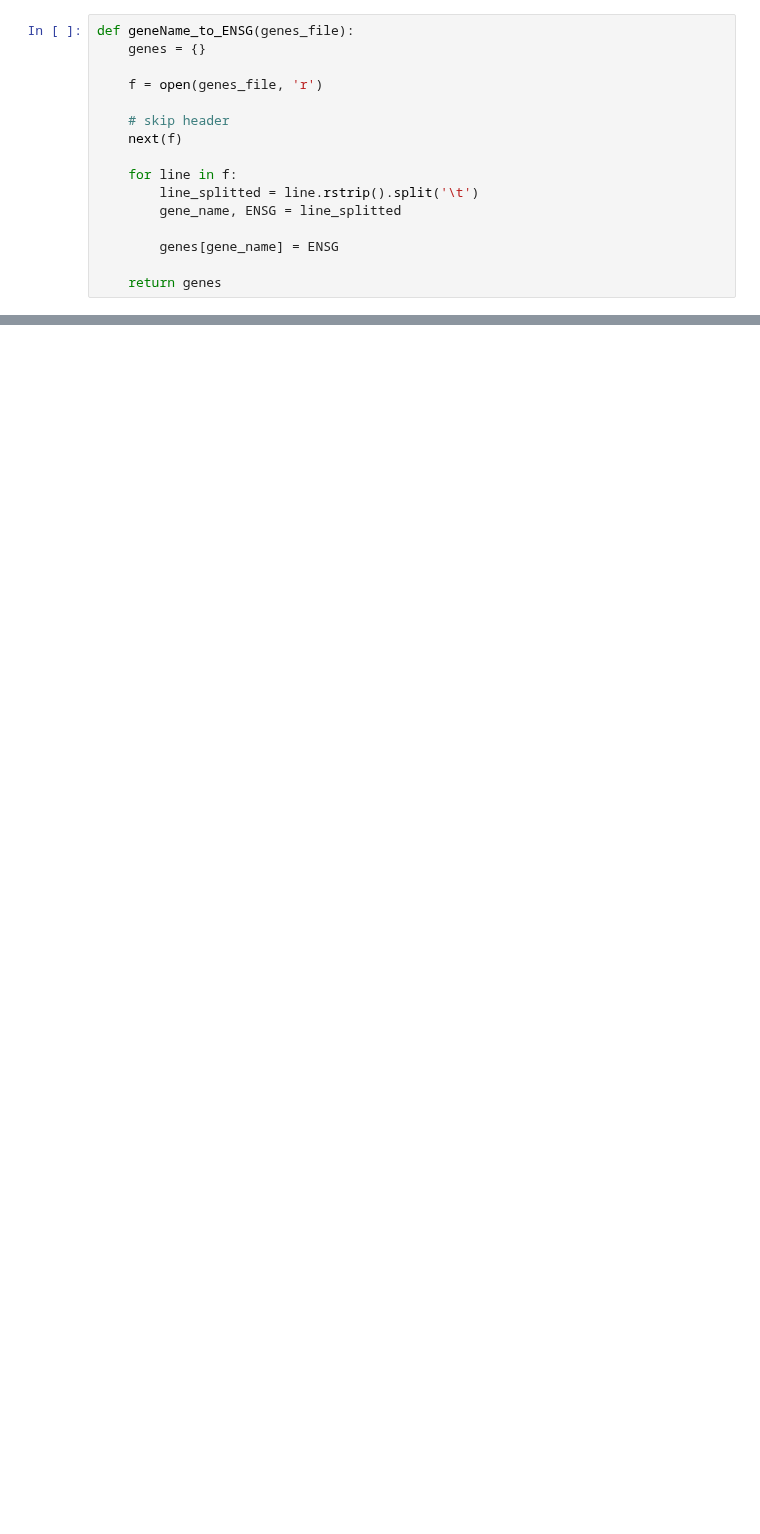
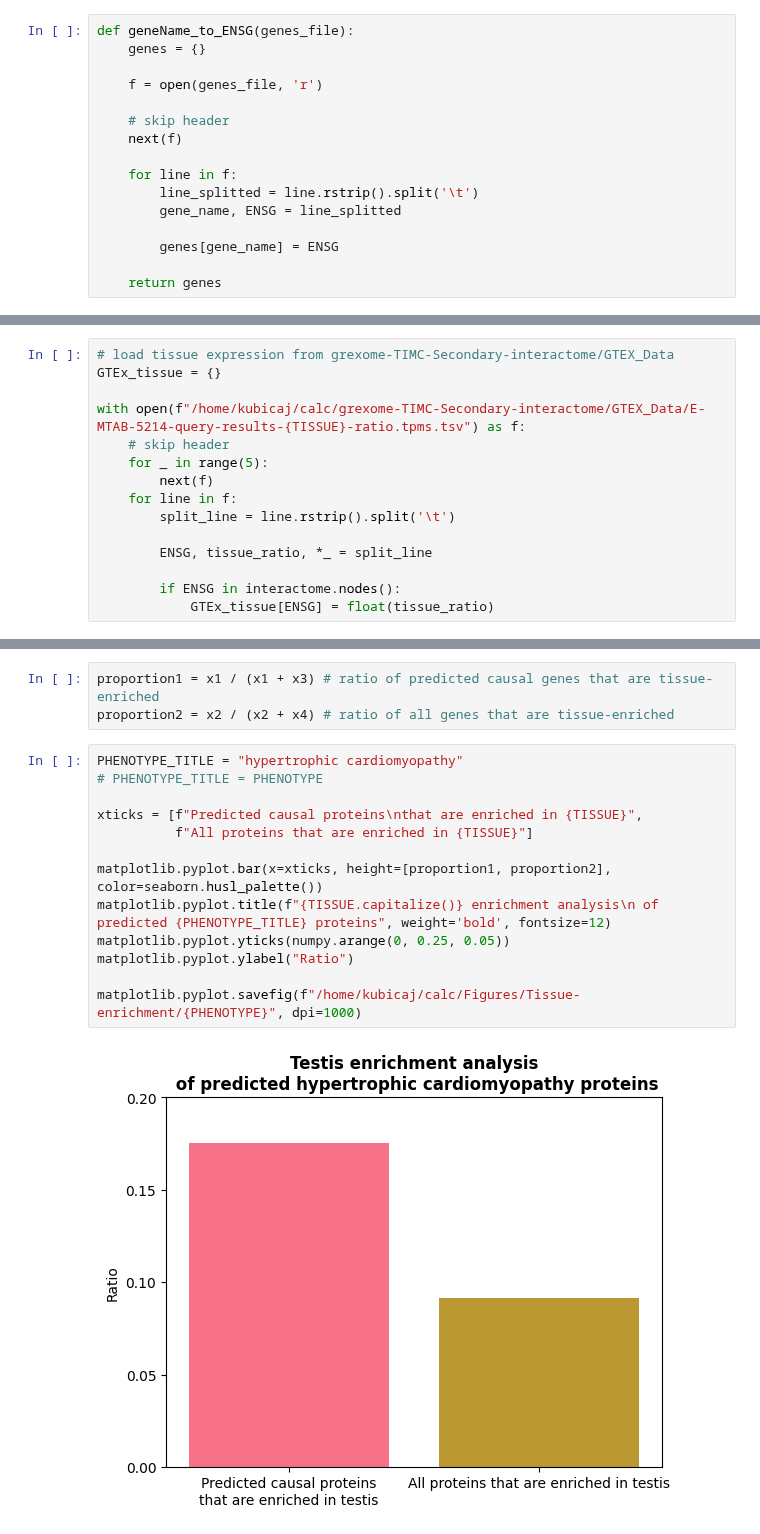
Before and after one commit to jjjk123/grexome-TIMC-Secondary-interactome, a Jupyter notebook: Interactome/jupyter_notebooks/analyze_scores_newCentrality.ipynb, the cells around one changed output, grey strips where cells are left out. Saved outputs shown, nothing was run; the diff lists cells and outputs as text; blank space fills up the shorter version.

```diff
--- a/Interactome/jupyter_notebooks/analyze_scores_newCentrality.ipynb
+++ b/Interactome/jupyter_notebooks/analyze_scores_newCentrality.ipynb
@@ -227,0 +242,15 @@ for canidate, score in scores_new_candidates.items():
+# %%
+# load tissue expression from grexome-TIMC-Secondary-interactome/GTEX_Data
+GTEx_tissue = {}
+
+with open(f"/home/kubicaj/calc/grexome-TIMC-Secondary-interactome/GTEX_Data/E-MTAB-5214-query-results-{TISSUE}-ratio.tpms.tsv") as f:
+    # skip header
+    for _ in range(5):
+        next(f)
+    for line in f:
+        split_line = line.rstrip().split('\t')
+
+        ENSG, tissue_ratio, *_ = split_line
+
+        if ENSG in interactome.nodes():
+            GTEx_tissue[ENSG] = float(tissue_ratio)
@@ -227,0 +314,18 @@ for canidate, score in scores_new_candidates.items():
+# %%
+proportion1 = x1 / (x1 + x3) # ratio of predicted causal genes that are tissue-enriched
+proportion2 = x2 / (x2 + x4) # ratio of all genes that are tissue-enriched
+# %%
+PHENOTYPE_TITLE = "hypertrophic cardiomyopathy"
+# PHENOTYPE_TITLE = PHENOTYPE
+
+xticks = [f"Predicted causal proteins\nthat are enriched in {TISSUE}",
+          f"All proteins that are enriched in {TISSUE}"]
+
+matplotlib.pyplot.bar(x=xticks, height=[proportion1, proportion2], color=seaborn.husl_palette())
+matplotlib.pyplot.title(f"{TISSUE.capitalize()} enrichment analysis\n of predicted {PHENOTYPE_TITLE} proteins", weight='bold', fontsize=12)
+matplotlib.pyplot.yticks(numpy.arange(0, 0.25, 0.05))
+matplotlib.pyplot.ylabel("Ratio")
+
+matplotlib.pyplot.savefig(f"/home/kubicaj/calc/Figures/Tissue-enrichment/{PHENOTYPE}", dpi=1000)
+# %% [output]
+[figure, added]
```
Also changed, not shown: parts of 46 cells of this notebook, 2 other files.
